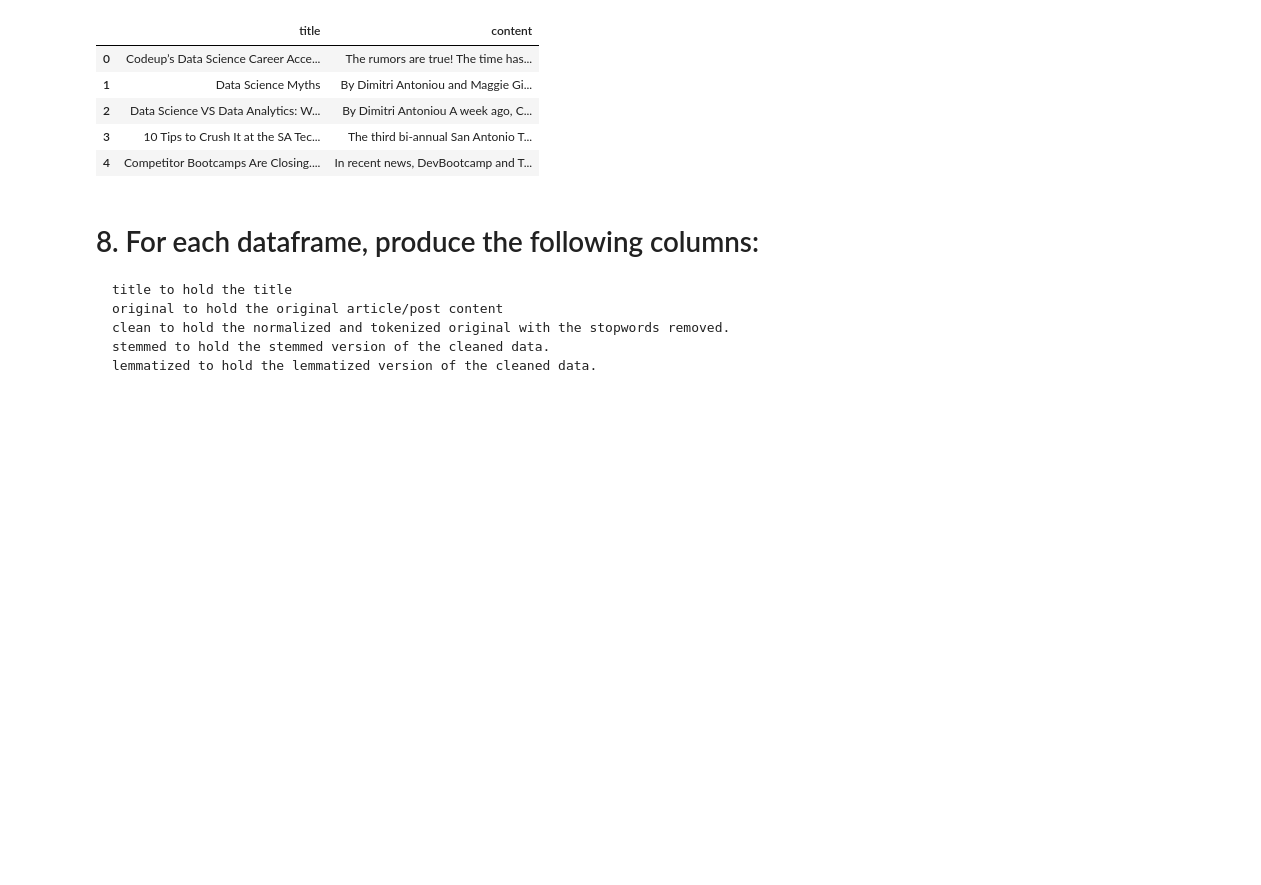
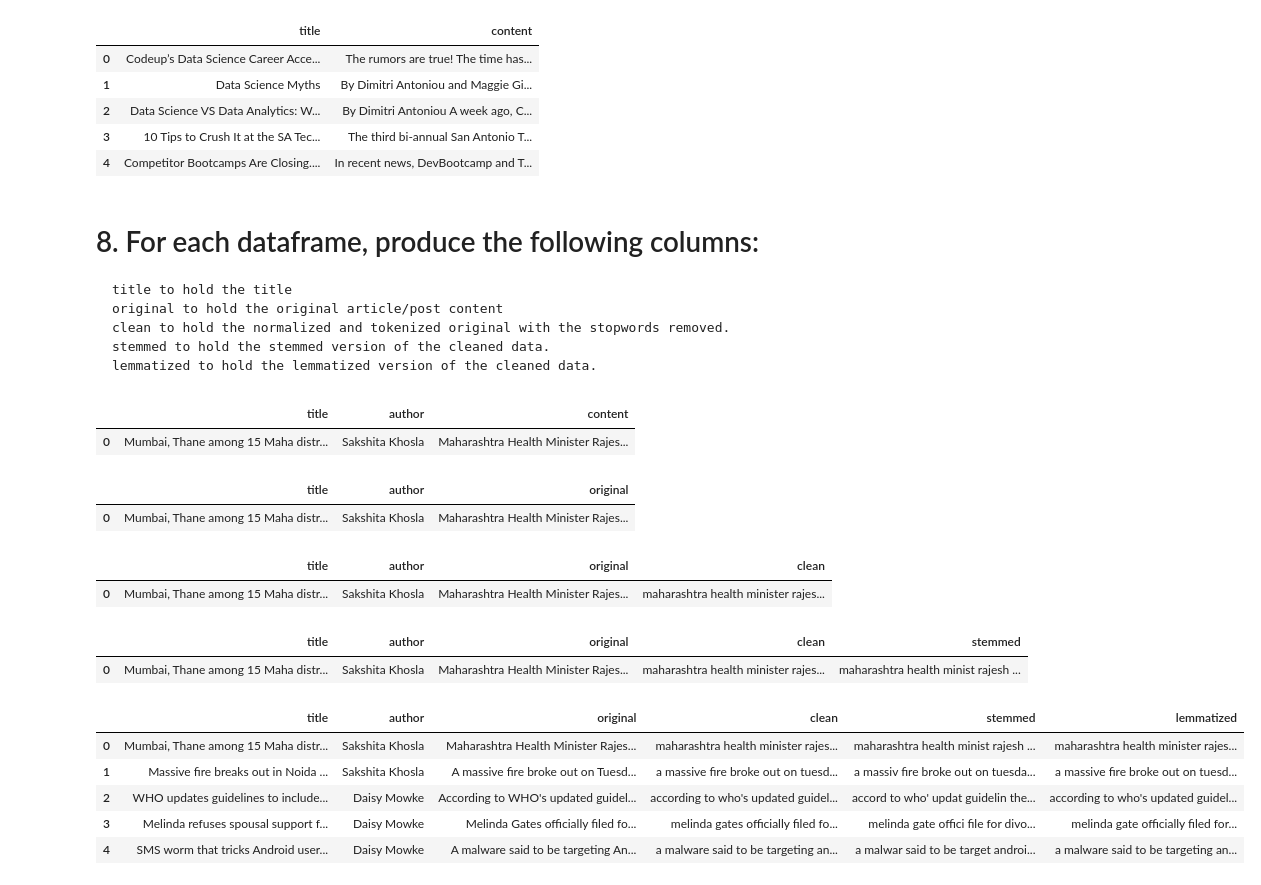
Before and after one commit to Ken-Alviola/natural-language-processing-exercises, a Jupyter notebook: Prep.ipynb, the cells around one changed output. Drawn from its saved outputs; the diff is of its cells as text; code cells hidden in the pictures; blank space fills up the shorter version.

```diff
--- a/Prep.ipynb
+++ b/Prep.ipynb
@@ -181,3 +184,36 @@ The code that caused this warning is on line 15 of the file /Users/ken/codeup-da
     clean to hold the normalized and tokenized original with the stopwords removed.
     stemmed to hold the stemmed version of the cleaned data.
     lemmatized to hold the lemmatized version of the cleaned data.
+# %%
+news_df.head(1)
+# %% [output]
+|  | title | author | content |
+| 0 | Mumbai, Thane among 15 Maha distr... | Sakshita Khosla | Maharashtra Health Minister Rajes... |
+# %%
+news_df = news_df.rename({'content':'original'},axis=1)
+news_df.head(1)
+# %% [output]
+|  | title | author | original |
+| 0 | Mumbai, Thane among 15 Maha distr... | Sakshita Khosla | Maharashtra Health Minister Rajes... |
+# %%
+news_df['clean'] = news_df.original.apply(lambda x: basic_clean(x))
+news_df.head(1)
+# %% [output]
+|  | title | author | original | clean |
+| 0 | Mumbai, Thane among 15 Maha distr... | Sakshita Khosla | Maharashtra Health Minister Rajes... | maharashtra health minister rajes... |
+# %%
+news_df['stemmed'] = news_df.clean.apply(lambda x: stem(x))
+news_df.head(1)
+# %% [output]
+|  | title | author | original | clean | stemmed |
+| 0 | Mumbai, Thane among 15 Maha distr... | Sakshita Khosla | Maharashtra Health Minister Rajes... | maharashtra health minister rajes... | maharashtra health minist rajesh ... |
+# %%
+news_df['lemmatized'] = news_df.clean.apply(lambda x: lemmatize(x))
+news_df.head()
+# %% [output]
+|  | title | author | original | clean | stemmed | lemmatized |
+| 0 | Mumbai, Thane among 15 Maha distr... | Sakshita Khosla | Maharashtra Health Minister Rajes... | maharashtra health minister rajes... | maharashtra health minist rajesh ... | maharashtra health minister rajes... |
+| 1 | Massive fire breaks out in Noida ... | Sakshita Khosla | A massive fire broke out on Tuesd... | a massive fire broke out on tuesd... | a massiv fire broke out on tuesda... | a massive fire broke out on tuesd... |
+| 2 | WHO updates guidelines to include... | Daisy Mowke | According to WHO's updated guidel... | according to who's updated guidel... | accord to who' updat guidelin the... | according to who's updated guidel... |
+| 3 | Melinda refuses spousal support f... | Daisy Mowke | Melinda Gates officially filed fo... | melinda gates officially filed fo... | melinda gate offici file for divo... | melinda gate officially filed for... |
+| 4 | SMS worm that tricks Android user... | Daisy Mowke | A malware said to be targeting An... | a malware said to be targeting an... | a malwar said to be target androi... | a malware said to be targeting an... |
```
Also changed, not shown: parts of 6 cells of this notebook, 1 other file.
